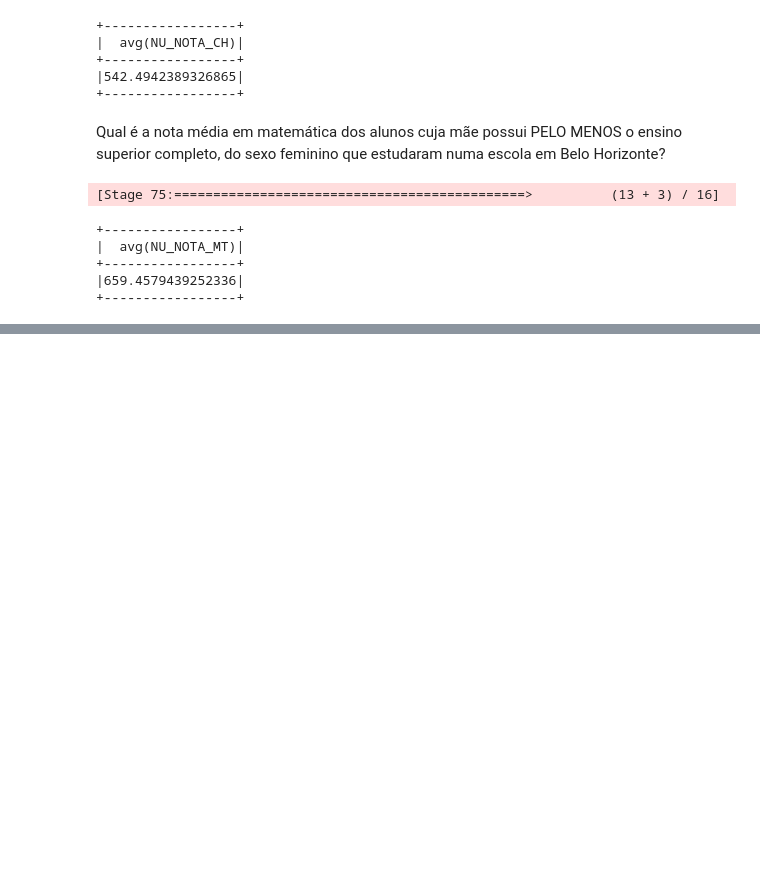
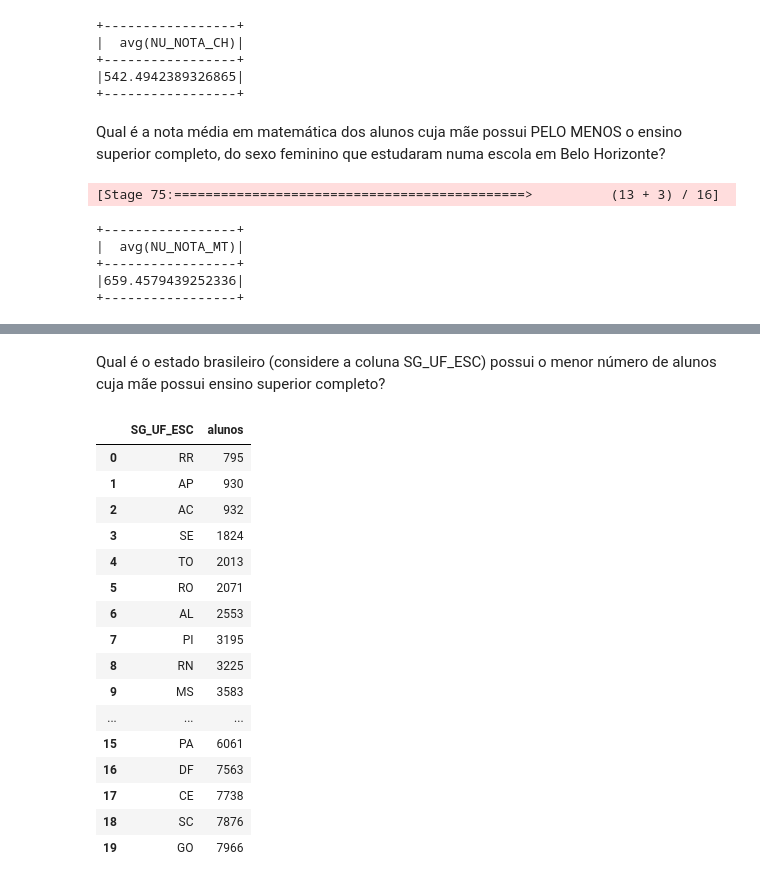
Before and after one commit to GusAlmeida93/enem-pyspark-athena, a Jupyter notebook: eda.ipynb, the cells around one changed output, grey strips where cells are left out. Saved outputs shown, nothing was run; the diff lists cells and outputs as text; code cells hidden in the pictures; blank space fills up the shorter version.

```diff
--- a/eda.ipynb
+++ b/eda.ipynb
@@ -400,0 +426,27 @@ df_microdados.filter(col('NO_MUNICIPIO_ESC') == 'Belo Horizonte')\
+# %% [markdown]
+Qual é o estado brasileiro (considere a coluna SG_UF_ESC) possui o menor número de alunos cuja mãe possui ensino superior completo?
+# %%
+df_microdados.filter(col('Q002').isin(['F', 'G']))\
+    .groupBy('SG_UF_ESC')\
+    .agg(count('NU_ANO').alias('alunos'))\
+    .sort('alunos', ascending=True)\
+    .limit(20)\
+    .toPandas()
+# %% [output]
+|  | SG_UF_ESC | alunos |
+| 0 | RR | 795 |
+| 1 | AP | 930 |
+| 2 | AC | 932 |
+| 3 | SE | 1824 |
+| 4 | TO | 2013 |
+| 5 | RO | 2071 |
+| 6 | AL | 2553 |
+| 7 | PI | 3195 |
+| 8 | RN | 3225 |
+| 9 | MS | 3583 |
+| ... | ... | ... |
+| 15 | PA | 6061 |
+| 16 | DF | 7563 |
+| 17 | CE | 7738 |
+| 18 | SC | 7876 |
+| 19 | GO | 7966 |
```
Also changed, not shown: parts of 32 cells of this notebook.
